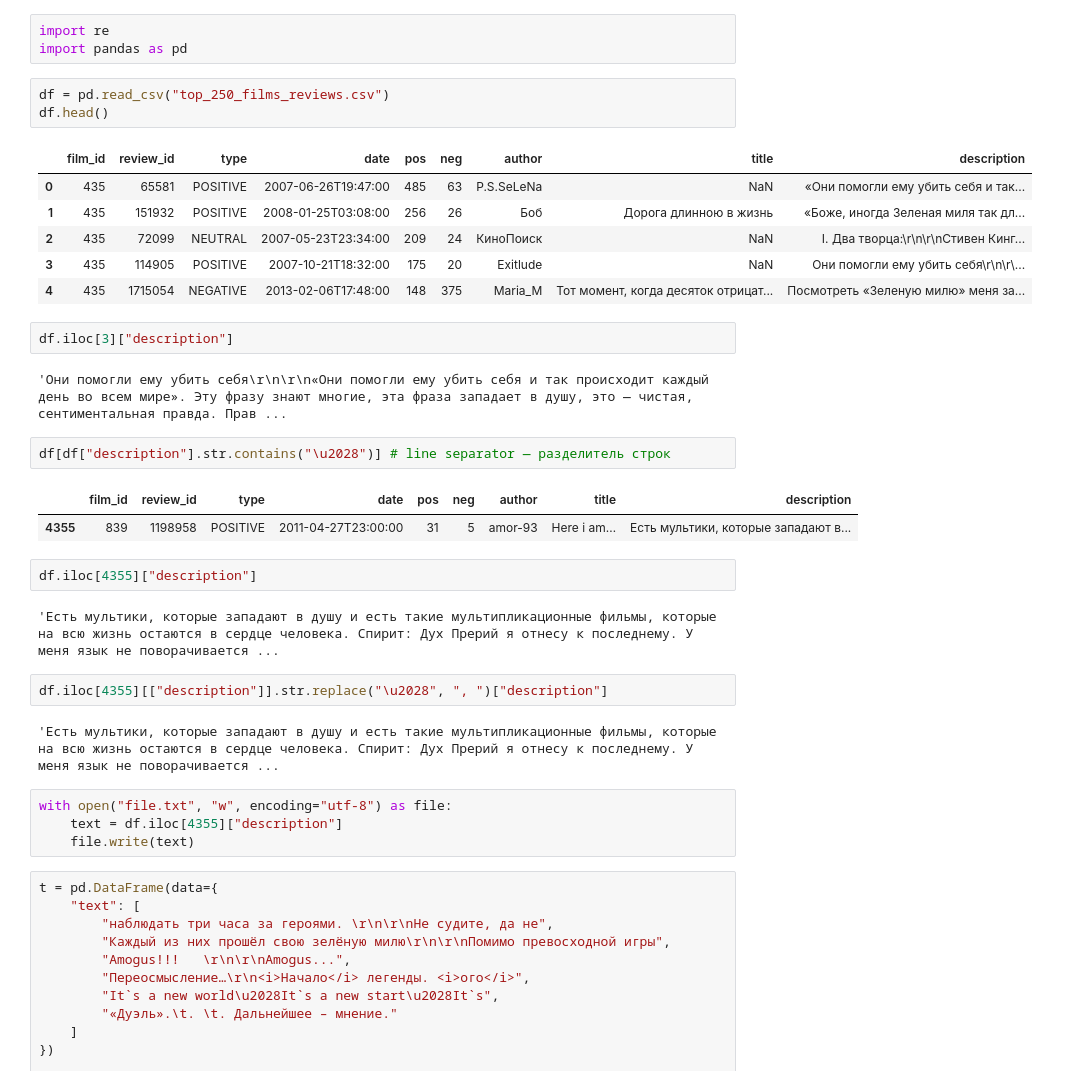
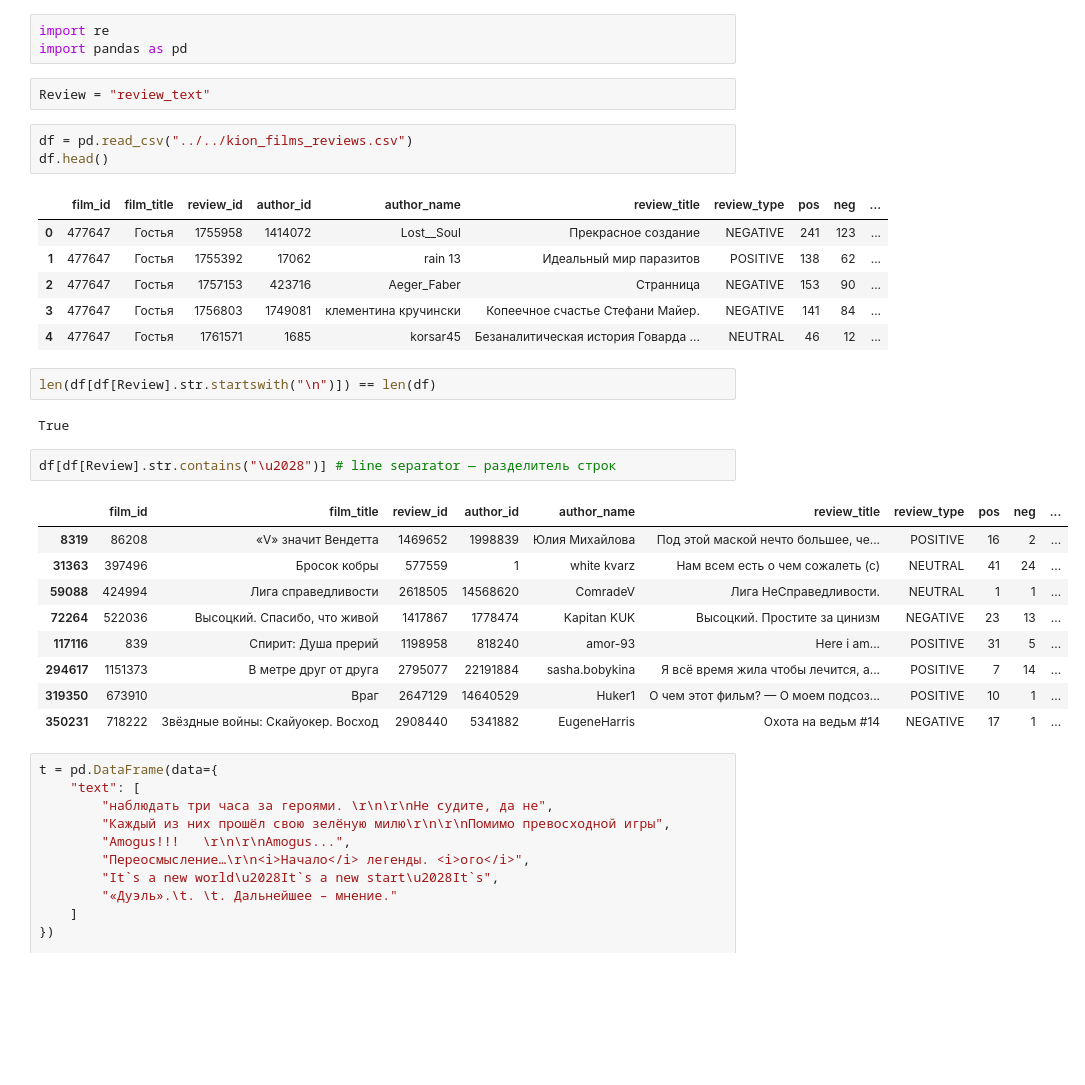
Before and after one commit to Mostovik71/text2rec, a Jupyter notebook: notebooks/filter_reviews.ipynb, the cells around one changed output. Cells and saved outputs as stored; diff of their text form; blank space fills up the shorter version.

```diff
--- a/notebooks/filter_reviews.ipynb
+++ b/notebooks/filter_reviews.ipynb
@@ -1,37 +1,34 @@
 # %%
 import re
 import pandas as pd
+# %%
+Review = "review_text"
 # %%
-df = pd.read_csv("top_250_films_reviews.csv")
+df = pd.read_csv("../../kion_films_reviews.csv")
 df.head()
 # %% [output]
-|  | film_id | review_id | type | date | pos | neg | author | title | description |
-| 0 | 435 | 65581 | POSITIVE | 2007-06-26T19:47:00 | 485 | 63 | P.S.SeLeNa | NaN | «Они помогли ему убить себя и так... |
-| 1 | 435 | 151932 | POSITIVE | 2008-01-25T03:08:00 | 256 | 26 | Боб | Дорога длинною в жизнь | «Боже, иногда Зеленая миля так дл... |
-| 2 | 435 | 72099 | NEUTRAL | 2007-05-23T23:34:00 | 209 | 24 | КиноПоиск | NaN | I. Два творца:\r\n\r\nСтивен Кинг... |
-| 3 | 435 | 114905 | POSITIVE | 2007-10-21T18:32:00 | 175 | 20 | Exitlude | NaN | Они помогли ему убить себя\r\n\r\... |
-| 4 | 435 | 1715054 | NEGATIVE | 2013-02-06T17:48:00 | 148 | 375 | Maria_M | Тот момент, когда десяток отрицат... | Посмотреть «Зеленую милю» меня за... |
+|  | film_id | film_title | review_id | author_id | author_name | review_title | review_type | pos | neg | ... |
+| 0 | 477647 | Гостья | 1755958 | 1414072 | Lost__Soul | Прекрасное создание | NEGATIVE | 241 | 123 | ... |
+| 1 | 477647 | Гостья | 1755392 | 17062 | rain 13 | Идеальный мир паразитов | POSITIVE | 138 | 62 | ... |
+| 2 | 477647 | Гостья | 1757153 | 423716 | Aeger_Faber | Странница | NEGATIVE | 153 | 90 | ... |
+| 3 | 477647 | Гостья | 1756803 | 1749081 | клементина кручински | Копеечное счастье Стефани Майер. | NEGATIVE | 141 | 84 | ... |
+| 4 | 477647 | Гостья | 1761571 | 1685 | korsar45 | Безаналитическая история Говарда ... | NEUTRAL | 46 | 12 | ... |
-# %%
-df.iloc[3]["description"]
-# %% [output]
-'Они помогли ему убить себя\r\n\r\n«Они помогли ему убить себя и так происходит каждый день во всем мире». Эту фразу знают многие, эта фраза западает в душу, это — чистая, сентиментальная правда. Прав ...
+# %%
+len(df[df[Review].str.startswith("\n")]) == len(df)
+# %% [output]
+True
 # %%
-df[df["description"].str.contains("\u2028")] # line separator — разделитель строк
+df[df[Review].str.contains("\u2028")] # line separator — разделитель строк
 # %% [output]
-|  | film_id | review_id | type | date | pos | neg | author | title | description |
-| 4355 | 839 | 1198958 | POSITIVE | 2011-04-27T23:00:00 | 31 | 5 | amor-93 | Here i am… | Есть мультики, которые западают в... |
+|  | film_id | film_title | review_id | author_id | author_name | review_title | review_type | pos | neg | ... |
+| 8319 | 86208 | «V» значит Вендетта | 1469652 | 1998839 | Юлия Михайлова | Под этой маской нечто большее, че... | POSITIVE | 16 | 2 | ... |
+| 31363 | 397496 | Бросок кобры | 577559 | 1 | white kvarz | Нам всем есть о чем сожалеть (с) | NEUTRAL | 41 | 24 | ... |
+| 59088 | 424994 | Лига справедливости | 2618505 | 14568620 | ComradeV | Лига НеСправедливости. | NEUTRAL | 1 | 1 | ... |
+| 72264 | 522036 | Высоцкий. Спасибо, что живой | 1417867 | 1778474 | Kapitan KUK | Высоцкий. Простите за цинизм | NEGATIVE | 23 | 13 | ... |
+| 117116 | 839 | Спирит: Душа прерий | 1198958 | 818240 | amor-93 | Here i am... | POSITIVE | 31 | 5 | ... |
+| 294617 | 1151373 | В метре друг от друга | 2795077 | 22191884 | sasha.bobykina | Я всё время жила чтобы лечится, а... | POSITIVE | 7 | 14 | ... |
+| 319350 | 673910 | Враг | 2647129 | 14640529 | Huker1 | О чем этот фильм? — О моем подсоз... | POSITIVE | 10 | 1 | ... |
+| 350231 | 718222 | Звёздные войны: Скайуокер. Восход | 2908440 | 5341882 | EugeneHarris | Охота на ведьм #14 | NEGATIVE | 17 | 1 | ... |
-# %%
-df.iloc[4355]["description"]
-# %% [output]
-'Есть мультики, которые западают в душу и есть такие мультипликационные фильмы, которые на всю жизнь остаются в сердце человека. Спирит: Дух Прерий я отнесу к последнему. У меня язык не поворачивается ...
-# %%
-df.iloc[4355][["description"]].str.replace("\u2028", ", ")["description"]
-# %% [output]
-'Есть мультики, которые западают в душу и есть такие мультипликационные фильмы, которые на всю жизнь остаются в сердце человека. Спирит: Дух Прерий я отнесу к последнему. У меня язык не поворачивается ...
-# %%
-with open("file.txt", "w", encoding="utf-8") as file:
-    text = df.iloc[4355]["description"]
-    file.write(text)
 # %%
 t = pd.DataFrame(data={
     "text": [
```
Also changed, not shown: parts of 3 cells of this notebook.
